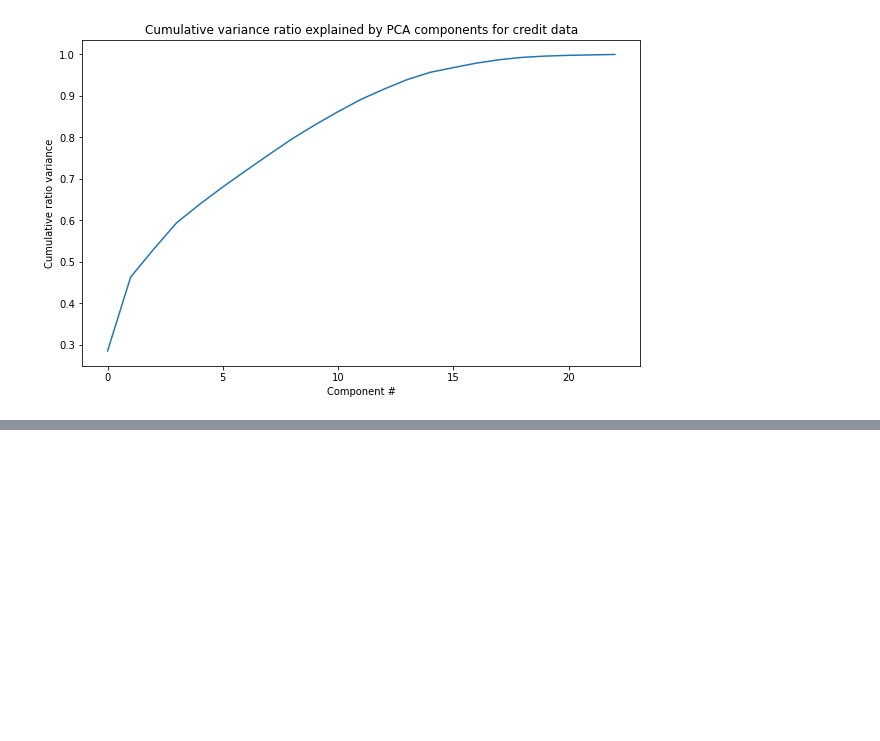
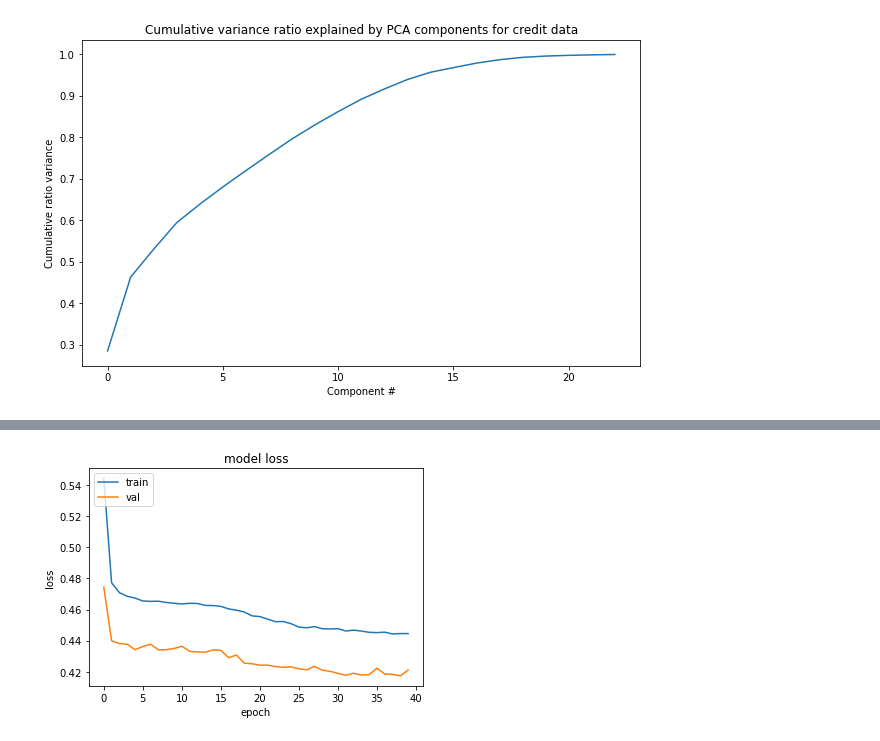
Before and after one commit to JideOkesanjo/DataScience-Capstone-Projects, a Jupyter notebook: credit_default_deep_learning.ipynb, the cells around one changed output, grey strips where cells are left out. Saved outputs shown, nothing was run; the diff lists cells and outputs as text; code cells hidden in the pictures; blank space fills up the shorter version.

```diff
--- a/credit_default_deep_learning.ipynb
+++ b/credit_default_deep_learning.ipynb
@@ -130,7 +113,7 @@ model.add(Dense(75, activation='sigmoid'))
 model.add(Dense(50, activation='sigmoid'))
 model.add(Dense(25, activation='sigmoid'))
 model.add(Dense(2, activation='softmax'))
-model.compile(optimizer='adam', loss='binary_crossentropy', metrics=[AUC()])
+model.compile(optimizer='adam', loss='categorical_crossentropy', metrics=[AUC()])
 # %%
-results = model.fit(X, y, validation_split=.3, epochs=40, batch_size=15)
+results = model.fit(X, y, validation_split=.5, epochs=40, batch_size=64)
 # %% [output]
@@ -153,0 +137,10 @@ Epoch 40/40
+# %%
+plt.plot(results.history['loss'])
+plt.plot(results.history['val_loss'])
+plt.title('model loss')
+plt.ylabel('loss')
+plt.xlabel('epoch')
+plt.legend(['train', 'val'], loc='upper left')
+plt.show()
+# %% [output]
+[figure, added]
```
Also changed, not shown: parts of 5 cells of this notebook.
